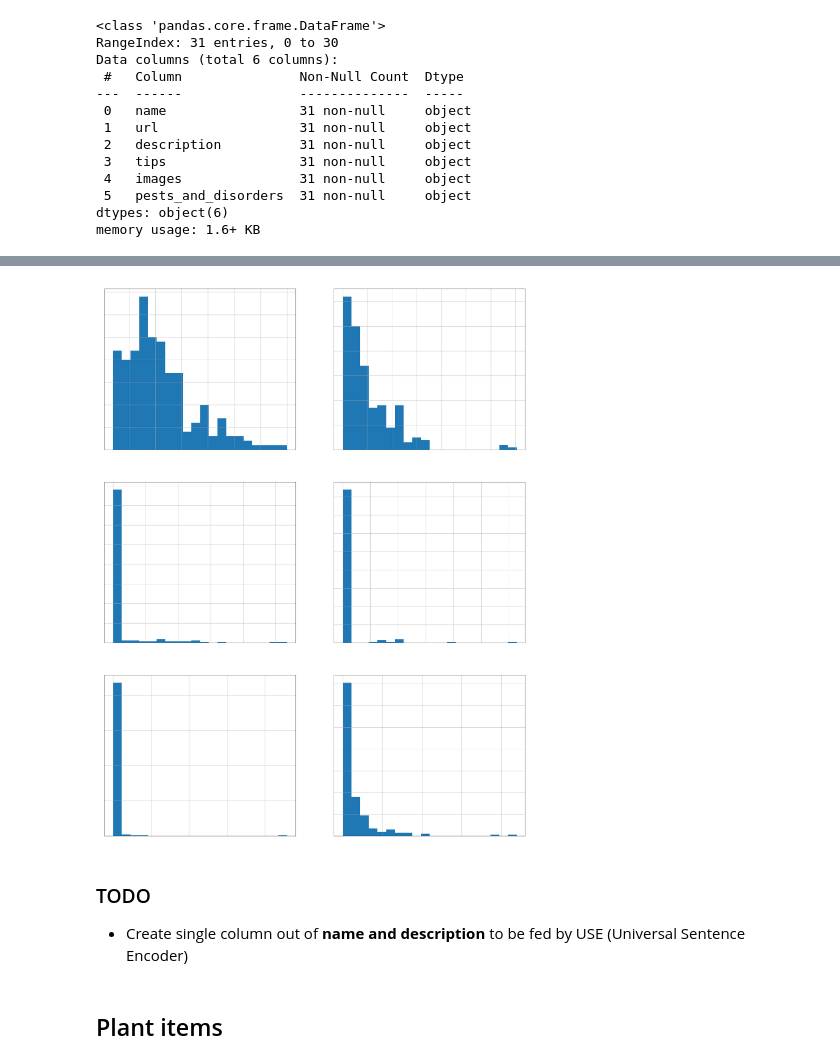
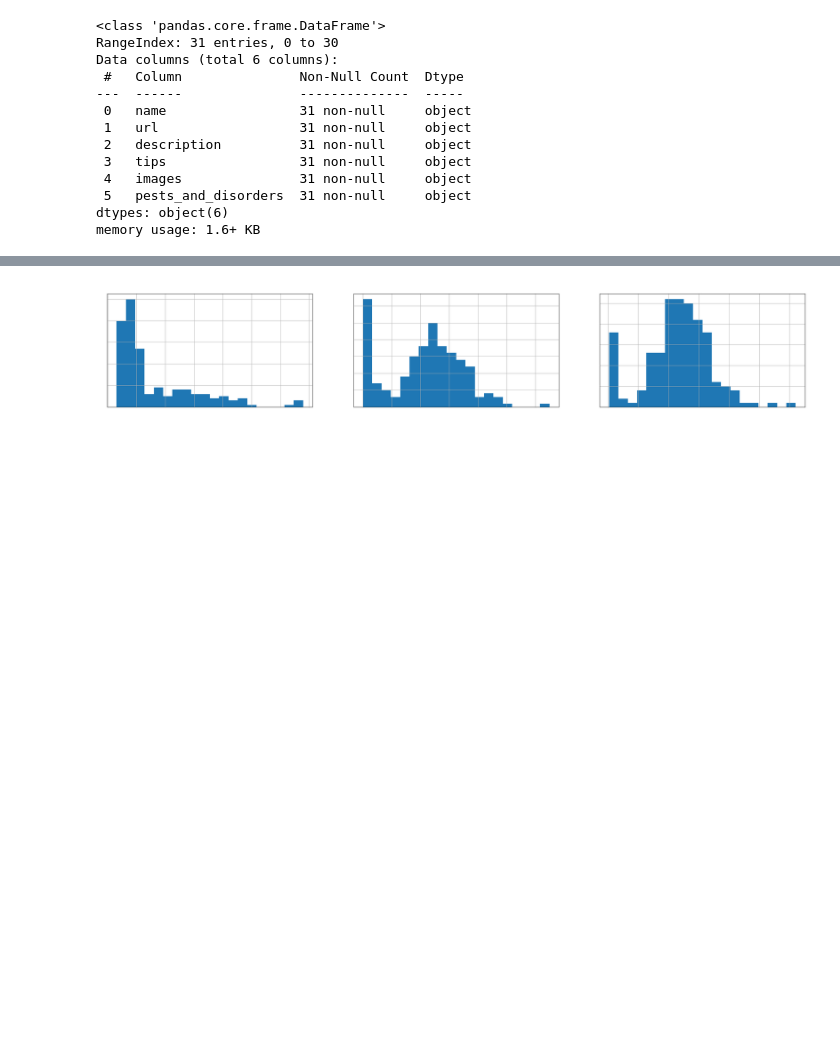
Before and after one commit to biddy1618/askchatbot, a Jupyter notebook: actions/es/scripts/eda_ipmdata.ipynb, the cells around one changed output, grey strips where cells are left out. Saved outputs shown, nothing was run; the diff lists cells and outputs as text; code cells hidden in the pictures; blank space fills up the shorter version.

```diff
--- a/actions/es/scripts/eda_ipmdata.ipynb
+++ b/actions/es/scripts/eda_ipmdata.ipynb
@@ -112,3 +650,8 @@ Data columns (total 4 columns):
  3   pests_and_disorders  15 non-null     object
 dtypes: object(4)
 memory usage: 608.0+ bytes
+# %%
+print('Field with less than 50% non-null entries:')
+for c in df.columns:
+    if df[df[c].str.len() > 0].shape[0] / df[c].shape[0] < 0.5:
+        print(f'{c:<20} - {(df[df[c].str.len() > 0].shape[0] / df[c].shape[0]) * 100:.0f}%')
@@ -172,3 +732,8 @@ Data columns (total 6 columns):
  5   pests_and_disorders  31 non-null     object
 dtypes: object(6)
 memory usage: 1.6+ KB
+# %%
+print('Field with less than 50% non-null entries:')
+for c in df.columns:
+    if df[df[c].str.len() > 0].shape[0] / df[c].shape[0] < 0.5:
+        print(f'{c:<20} - {(df[df[c].str.len() > 0].shape[0] / df[c].shape[0]) * 100:.0f}%')
@@ -192,0 +751,8 @@ df.sample(5)
+# %%
+text_columns = ['name', 'description', 'tips']
+fig, axes = plt.subplots(1, 3, figsize = (30, 5))
+for i, col in enumerate(text_columns):
+    c = i%3
+    df[col].apply(len).hist(figure = fig, bins = 20, ax = axes[c])
+    axes[c].set_title(col, fontdict = {'fontsize': 20})
+plt.show()
@@ -212,0 +830,5 @@ memory usage: 14.1+ KB
+# %%
+print('Field with less than 50% non-null entries:')
+for c in df.columns:
+    if df[df[c].str.len() > 0].shape[0] / df[c].shape[0] < 0.5:
+        print(f'{c:<20} - {(df[df[c].str.len() > 0].shape[0] / df[c].shape[0]) * 100:.0f}%')
@@ -222,16 +846,10 @@ df.sample(5)
 # %%
-text_columns = ['name', 'description', 'identification', 'damage', 'disorder_development', 'solutions']
-fig, axes = plt.subplots(3, 2, figsize = (30, 40))
+text_columns = ['name', 'identification', 'optimum_conditions']
+fig, axes = plt.subplots(1, 3, figsize = (30, 5))
 for i, col in enumerate(text_columns):
-    r = i//2
-    c = i%2
-    df[col].apply(len).hist(figure = fig, bins = 20, ax = axes[r][c])
-    axes[r][c].set_title(col, fontdict = {'fontsize': 20})
+    c = i%3
+    df[col].apply(len).hist(figure = fig, bins = 20, ax = axes[c])
+    axes[c].set_title(col, fontdict = {'fontsize': 20})
 plt.show()
 # %% [output]
-[figure, old version]
+[figure, new version]
-# %% [markdown]
-### TODO
-- Create single column out of __name and description__ to be fed by USE (Universal Sentence Encoder)
-# %% [markdown]
-## Plant items
```
Also changed, not shown: parts of 61 cells of this notebook, 16 other files.
